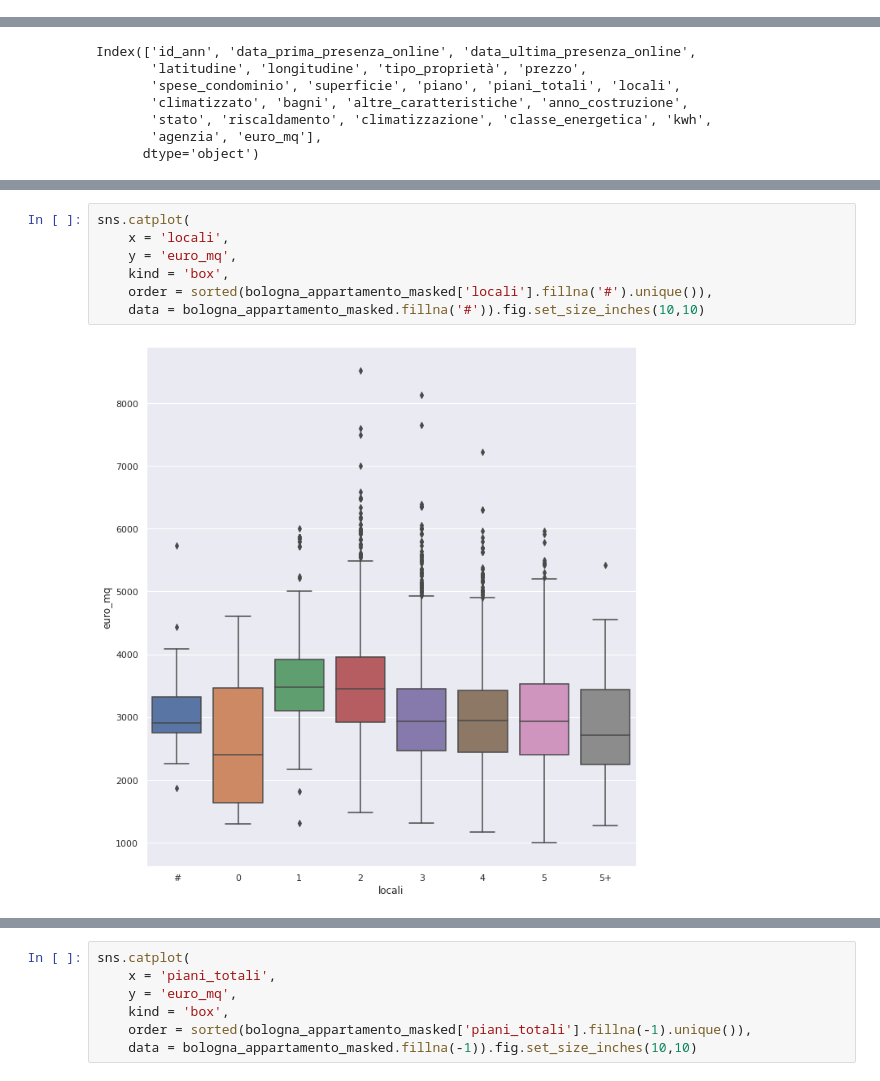
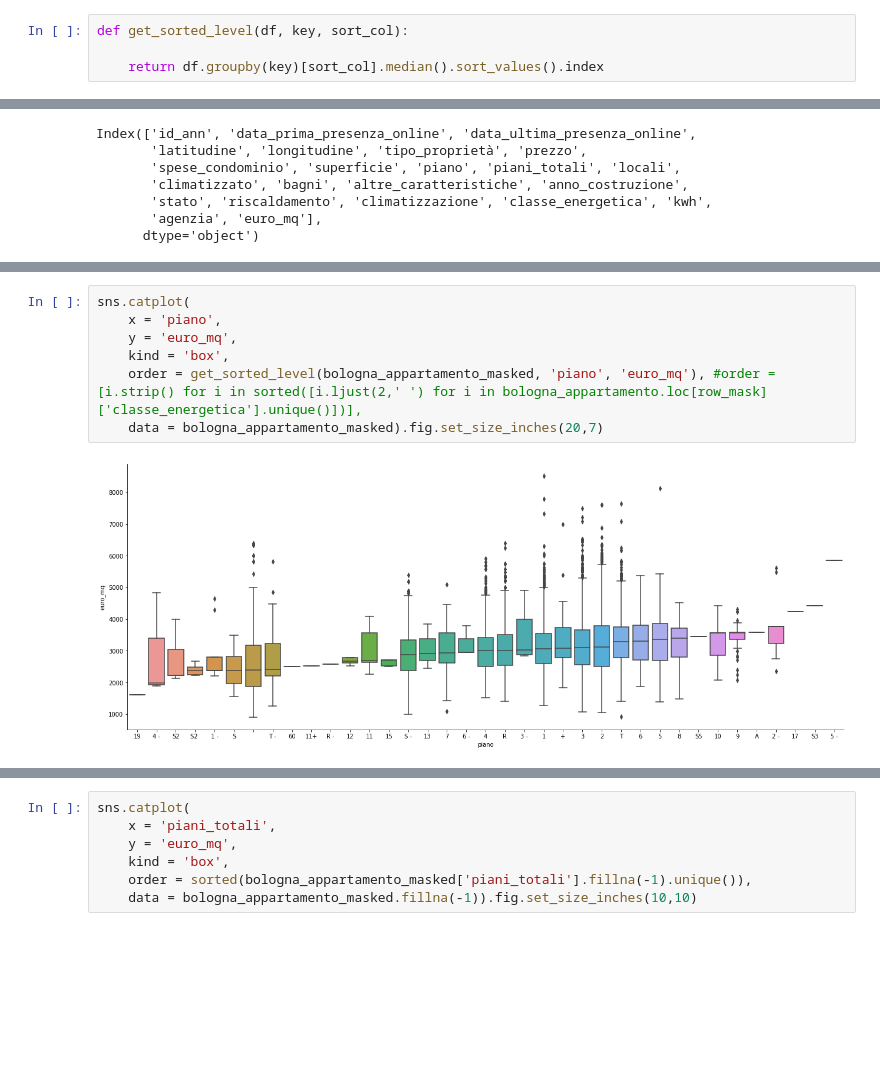
Before and after one commit to mattcond/training-repo, a Jupyter notebook: immobiliare-v2/main_eda_notebook.ipynb, the cells around one changed output, grey strips where cells are left out. Drawn from its saved outputs; the diff is of its cells as text; blank space fills up the shorter version.

```diff
--- a/immobiliare-v2/main_eda_notebook.ipynb
+++ b/immobiliare-v2/main_eda_notebook.ipynb
@@ -37,6 +45,10 @@ def count_limit_plot(input_df, plot_dim, first_n = 10):
                ).fig.set_size_inches(25,5)
 
     pass
+# %%
+def get_sorted_level(df, key, sort_col):
+
+    return df.groupby(key)[sort_col].median().sort_values().index
 # %%
 config = {
   'user': 'scraper',
@@ -221,9 +265,9 @@ sns.catplot(
 # %%
 sns.catplot(
-    x = 'locali',
+    x = 'piano',
     y = 'euro_mq',
     kind = 'box',
-    order = sorted(bologna_appartamento_masked['locali'].fillna('#').unique()),
-    data = bologna_appartamento_masked.fillna('#')).fig.set_size_inches(10,10)
+    order = get_sorted_level(bologna_appartamento_masked, 'piano', 'euro_mq'), #order = [i.strip() for i in sorted([i.ljust(2,' ') for i in bologna_appartamento.loc[row_mask]['classe_energetica'].unique()])],
+    data = bologna_appartamento_masked).fig.set_size_inches(20,7)
 # %% [output]
-[figure, old version]
+[figure, new version]
```
Also changed, not shown: parts of 52 cells of this notebook.
